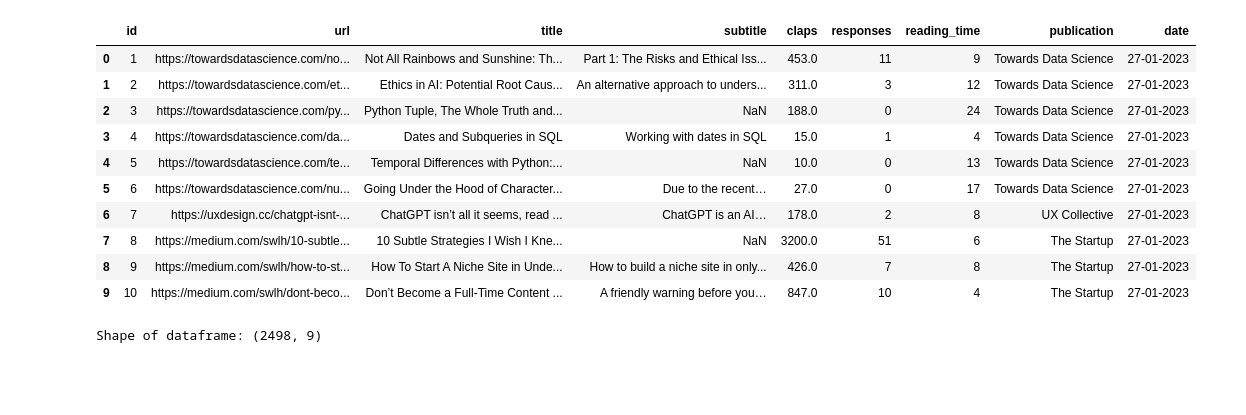
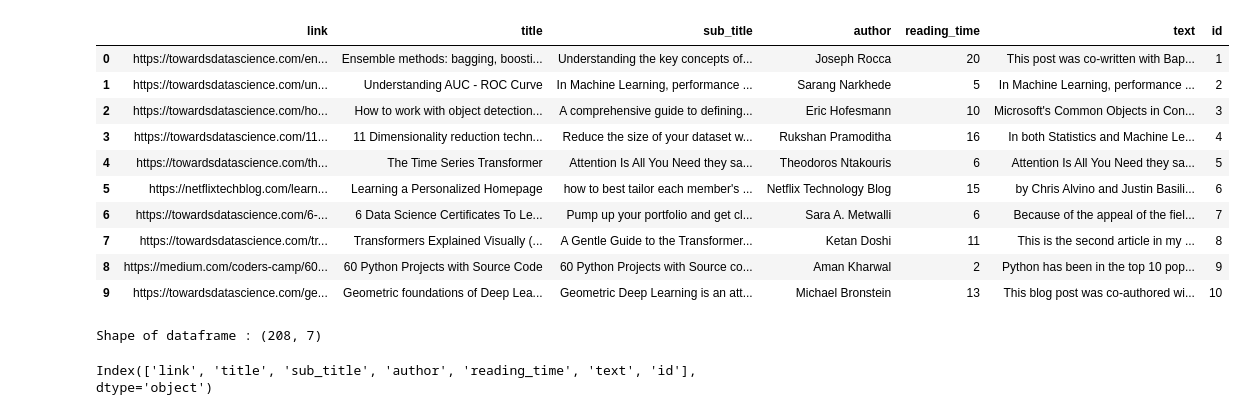
Before and after one commit to Akshayredekar07/Deep-Learning-Challengers-Series, a Jupyter notebook: 04. Shrikant Verma DL/Part 03-Natural Language Processing/S02.NLP-TextRepresentation/MediumCaseStudy.ipynb, the cells around one changed output. Drawn from its saved outputs; the diff is of its cells as text; code cells hidden in the pictures; blank space fills up the shorter version.

Commit message:
add: added nlp content

```diff
--- a/04. Shrikant Verma DL/Part 03-Natural Language Processing/S02.NLP-TextRepresentation/MediumCaseStudy.ipynb
+++ b/04. Shrikant Verma DL/Part 03-Natural Language Processing/S02.NLP-TextRepresentation/MediumCaseStudy.ipynb
@@ -181,24 +59,24 @@ with zipfile.ZipFile(zip_file_path, 'r') as zip_ref:
 # %%
-import numpy as np
-import pandas as pd
-import spacy
-from spacy import displacy
+# Load the dataset
+articles = pd.read_csv(r"medium_articles_v3.csv")
 
-# reading the csv data file
-articles = pd.read_csv('medium_data.csv')
-
+# Display the first 10 rows and shape of the dataframe
 display(articles.head(10))
-print("Shape of dataframe: {}".format(articles.shape))
+print("Shape of dataframe : {}".format(articles.shape))
 # %% [output]
-|  | id | url | title | subtitle | claps | responses | reading_time | publication | date |
-| 0 | 1 | https://towardsdatascience.com/no... | Not All Rainbows and Sunshine: Th... | Part 1: The Risks and Ethical Iss... | 453.0 | 11 | 9 | Towards Data Science | 27-01-2023 |
-| 1 | 2 | https://towardsdatascience.com/et... | Ethics in AI: Potential Root Caus... | An alternative approach to unders... | 311.0 | 3 | 12 | Towards Data Science | 27-01-2023 |
-| 2 | 3 | https://towardsdatascience.com/py... | Python Tuple, The Whole Truth and... | NaN | 188.0 | 0 | 24 | Towards Data Science | 27-01-2023 |
-| 3 | 4 | https://towardsdatascience.com/da... | Dates and Subqueries in SQL | Working with dates in SQL | 15.0 | 1 | 4 | Towards Data Science | 27-01-2023 |
-| 4 | 5 | https://towardsdatascience.com/te... | Temporal Differences with Python:... | NaN | 10.0 | 0 | 13 | Towards Data Science | 27-01-2023 |
-| 5 | 6 | https://towardsdatascience.com/nu... | Going Under the Hood of Character... | Due to the recent… | 27.0 | 0 | 17 | Towards Data Science | 27-01-2023 |
-| 6 | 7 | https://uxdesign.cc/chatgpt-isnt-... | ChatGPT isn’t all it seems, read ... | ChatGPT is an AI… | 178.0 | 2 | 8 | UX Collective | 27-01-2023 |
-| 7 | 8 | https://medium.com/swlh/10-subtle... | 10 Subtle Strategies I Wish I Kne... | NaN | 3200.0 | 51 | 6 | The Startup | 27-01-2023 |
-| 8 | 9 | https://medium.com/swlh/how-to-st... | How To Start A Niche Site in Unde... | How to build a niche site in only... | 426.0 | 7 | 8 | The Startup | 27-01-2023 |
-| 9 | 10 | https://medium.com/swlh/dont-beco... | Don’t Become a Full-Time Content ... | A friendly warning before you… | 847.0 | 10 | 4 | The Startup | 27-01-2023 |
+|  | link | title | sub_title | author | reading_time | text | id |
+| 0 | https://towardsdatascience.com/en... | Ensemble methods: bagging, boosti... | Understanding the key concepts of... | Joseph Rocca | 20 | This post was co-written with Bap... | 1 |
+| 1 | https://towardsdatascience.com/un... | Understanding AUC - ROC Curve | In Machine Learning, performance ... | Sarang Narkhede | 5 | In Machine Learning, performance ... | 2 |
+| 2 | https://towardsdatascience.com/ho... | How to work with object detection... | A comprehensive guide to defining... | Eric Hofesmann | 10 | Microsoft's Common Objects in Con... | 3 |
+| 3 | https://towardsdatascience.com/11... | 11 Dimensionality reduction techn... | Reduce the size of your dataset w... | Rukshan Pramoditha | 16 | In both Statistics and Machine Le... | 4 |
+| 4 | https://towardsdatascience.com/th... | The Time Series Transformer | Attention Is All You Need they sa... | Theodoros Ntakouris | 6 | Attention Is All You Need they sa... | 5 |
+| 5 | https://netflixtechblog.com/learn... | Learning a Personalized Homepage | how to best tailor each member's ... | Netflix Technology Blog | 15 | by Chris Alvino and Justin Basili... | 6 |
+| 6 | https://towardsdatascience.com/6-... | 6 Data Science Certificates To Le... | Pump up your portfolio and get cl... | Sara A. Metwalli | 6 | Because of the appeal of the fiel... | 7 |
+| 7 | https://towardsdatascience.com/tr... | Transformers Explained Visually (... | A Gentle Guide to the Transformer... | Ketan Doshi | 11 | This is the second article in my ... | 8 |
+| 8 | https://medium.com/coders-camp/60... | 60 Python Projects with Source Code | 60 Python Projects with Source co... | Aman Kharwal | 2 | Python has been in the top 10 pop... | 9 |
+| 9 | https://towardsdatascience.com/ge... | Geometric foundations of Deep Lea... | Geometric Deep Learning is an att... | Michael Bronstein | 13 | This blog post was co-authored wi... | 10 |
-Shape of dataframe: (2498, 9)
+Shape of dataframe : (208, 7)
+# %%
+articles.columns
+# %% [output]
+Index(['link', 'title', 'sub_title', 'author', 'reading_time', 'text', 'id'], dtype='object')
```
Also changed, not shown: parts of 53 cells of this notebook, 16 other files.
